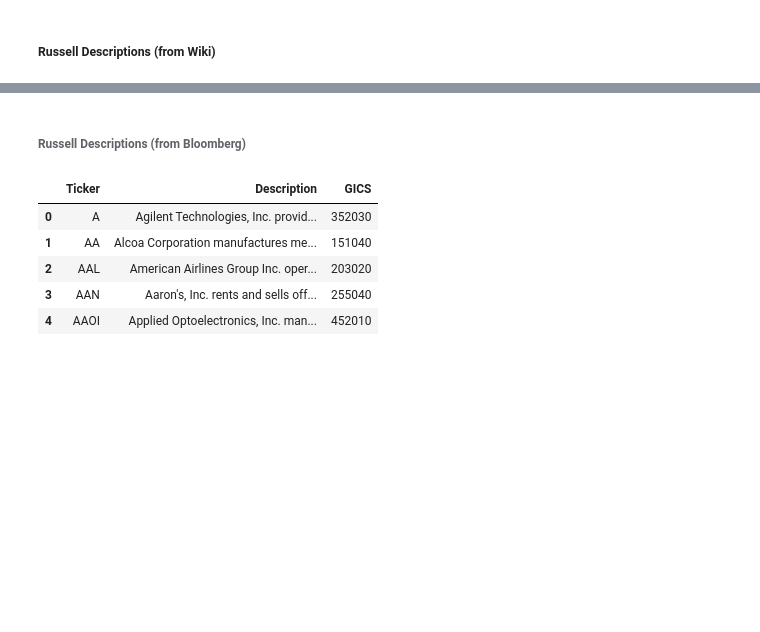
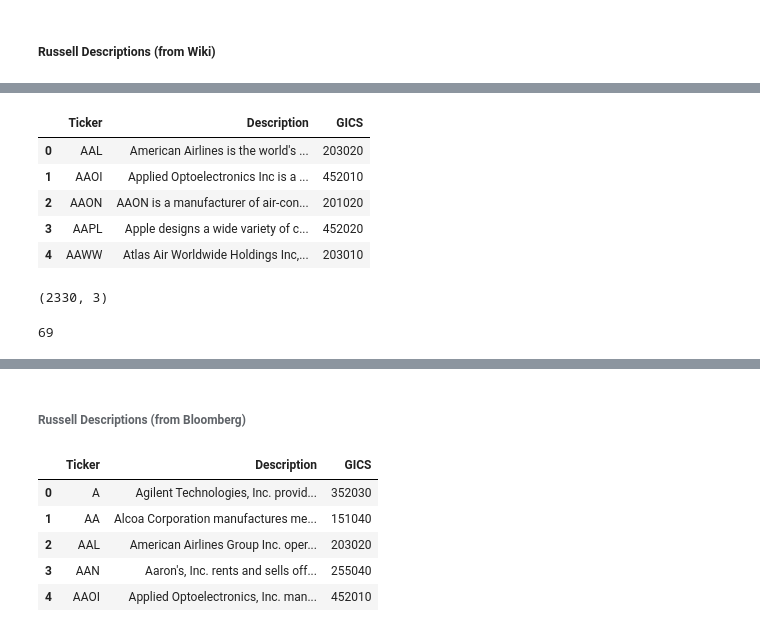
Before and after one commit to Sivalavida/Text-based-Industry-Classification, a Jupyter notebook: LSI Word Embedding.ipynb, the cells around one changed output, grey strips where cells are left out. Cells and saved outputs as stored; diff of their text form; code cells hidden in the pictures; blank space fills up the shorter version.

```diff
--- a/LSI Word Embedding.ipynb
+++ b/LSI Word Embedding.ipynb
@@ -456,0 +504,17 @@ russell_desc_wiki_df.Description.iloc[100]
+# %%
+russell_desc_ms_df.head()
+# %% [output]
+|  | Ticker | Description | GICS |
+| 0 | AAL | American Airlines is the world's ... | 203020 |
+| 1 | AAOI | Applied Optoelectronics Inc is a ... | 452010 |
+| 2 | AAON | AAON is a manufacturer of air-con... | 201020 |
+| 3 | AAPL | Apple designs a wide variety of c... | 452020 |
+| 4 | AAWW | Atlas Air Worldwide Holdings Inc,... | 203010 |
+# %%
+russell_desc_ms_df.shape
+# %% [output]
+(2330, 3)
+# %%
+print(len(set(russell_desc_ms_df.GICS)))
+# %% [output]
+69
```
Also changed, not shown: parts of 36 cells of this notebook, 7 other files.
